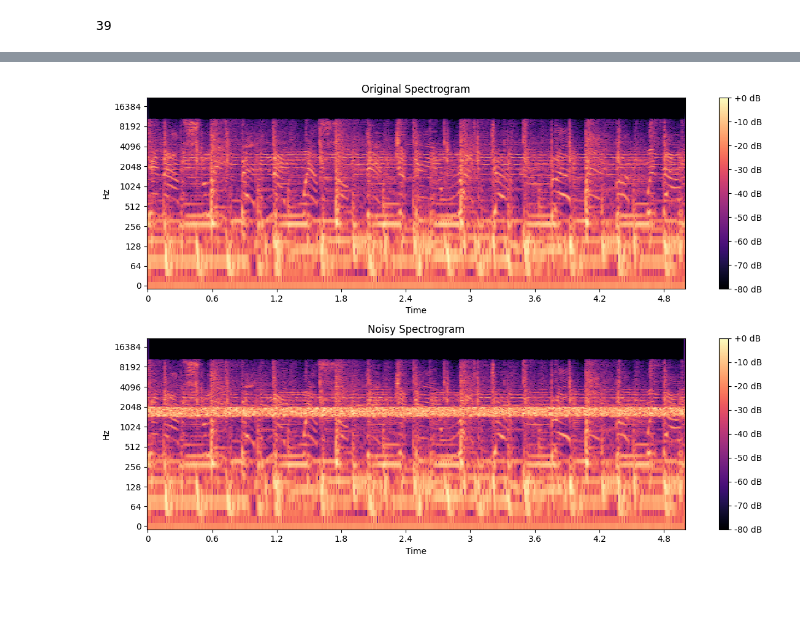
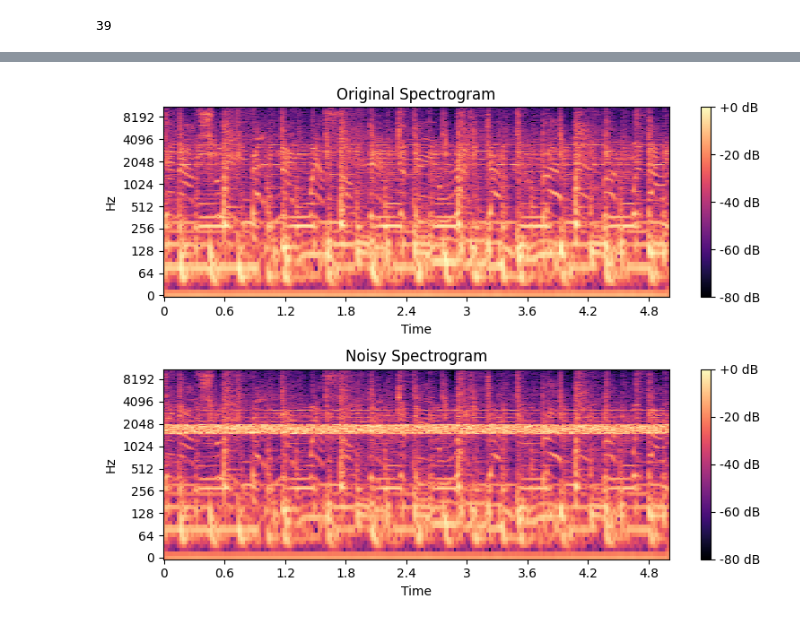
Before and after one commit to crismartinezco/AudioDataAugmentation, a Jupyter notebook: Script in jupyter.ipynb, the cells around one changed output, grey strips where cells are left out. Cells and saved outputs as stored; diff of their text form; code cells hidden in the pictures; blank space fills up the shorter version.

```diff
--- a/Script in jupyter.ipynb
+++ b/Script in jupyter.ipynb
@@ -171,11 +205,12 @@ print(np.max(noise))
 # %%
-# extract and plot STFT -
-fourier_redhot = fourier(redhot_file)
-gray_area_x = [fil_freq[20], fil_freq[21]] # minor 3rd filters
-plot_fourier(signal=fourier_redhot, fft_freqs=fft_freqs, fill_area=gray_area_x, fill=True)
+# Define FR
+low_freq = 1500  # Lower lim of FR
+high_freq = 2000  # Upper lim of FR
+freq_bins = np.where((fft_freqs >= low_freq) & (fft_freqs <= high_freq))[0]
+noise_level_dB = 30  # Noise level in dB
 
-low_freq = 3000  # Lower bound of the frequency range in Hz
-high_freq = 5000  # Upper bound of the frequency range in Hz
-print(np.where((fft_freqs>= low_freq) & (fft_freqs <= high_freq))[0])
-print(fft_freqs[70:75])
+# Plot FR
+redhot_db = fourier_db(stft)
+gray_area_x = [fft_freqs[freq_bins[0]], fft_freqs[freq_bins[-1]]]
+plot_fourier(signal=redhot_db, fft_freqs=fft_freqs, fill_area=gray_area_x, fill=True)
 # %% [output]
@@ -187,75 +218,11 @@ print(fft_freqs[70:75])
 # %%
-
-audio = redhot_file
-sr = 44100
-
-def apply_noise_in_frequency_range(audio, low_freq, high_freq, noise_level_dB):#, band_pass = False):
-    # Perform Short-Time Fourier Transform (STFT)
-    D = librosa.stft(audio, n_fft=1024, hop_length=256)
-    D_mag, D_phase = librosa.magphase(D)
-
-    # Find the indices of the frequency bins that lie within the desired range
-    freq_bins = np.where((fft_freqs >= low_freq) & (fft_freqs <= high_freq))[0]
-
-    # Convert noise level from dB to linear scale
-    noise_level_linear = 10**(noise_level_dB / 20.0)
-
-    # Apply noise to the magnitude of the specified frequency bins
-    noise = np.random.randn(*D_mag.shape) * noise_level_linear
-
-    D_mag[freq_bins, :] += noise[freq_bins, :]
-
-    # if band_pass == False:
-    #     # operator += adds noise to the original values of D_mag
-    #     D_mag[freq_bins, :] += noise[freq_bins, :]
-    #
-    # else:
-    #     # operator = replaces the values, cutting of the frequencies in freq_bins, as a sort of band_pass filter
-    #     D_mag[freq_bins, :] = noise[freq_bins, :]
-
-    # Combine the modified magnitude with the original phase
-    D_noisy = D_mag * D_phase
-
-    # Perform the inverse STFT to convert back to the time domain
-    audio_noisy = librosa.istft(D_noisy)
-
-    return audio_noisy
-
-# Apply noise in the specified frequency range
-low_freq = 1500  # Lower bound of the frequency range in Hz
-high_freq = 2000  # Upper bound of the frequency range in Hz
-noise_level_dB = 30  # Adjust the noise level as needed
-# freqs = fft_freqs
-
-audio_noisy = apply_noise_in_frequency_range(audio, low_freq, high_freq, noise_level_dB)#, band_pass=True)
+# add noise within the FR
+audio_noisy = noise_in_freq_range(stft, low_freq, high_freq, noise_level_dB)
 
 # Save the modified audio to a new file
 output_filename = 'output_noisy.wav'
 sf.write(output_filename, audio_noisy, sr)
 
-# plot_spectrogam(hop_length=1024, file=)
-
-# Optionally, plot the original and modified spectrograms for visualization
-plt.figure(figsize=(12, 8))
-
-plt.subplot(2, 1, 1)
-# librosa.display.specshow(librosa.amplitude_to_db(librosa.stft(audio), ref=np.max),
-librosa.display.specshow(librosa.amplitude_to_db(np.abs(librosa.stft(audio)), ref=np.max),
-                         sr=sr, y_axis='log', x_axis='time')
-plt.title('Original Spectrogram')
-plt.colorbar(format='%+2.0f dB')
-
-plt.subplot(2, 1, 2)
-librosa.display.specshow(librosa.amplitude_to_db(np.abs(librosa.stft(audio_noisy)), ref=np.max),
-                         sr=sr, y_axis='log', x_axis='time')
-plt.title('Noisy Spectrogram')
-plt.colorbar(format='%+2.0f dB')
-
-plt.tight_layout()
-plt.show()
-
-# Optionally, play the modified audio (for Jupyter notebooks)
-from IPython.display import Audio
-Audio(data=audio_noisy, rate=sr)
+plot_compare(redhot_file, audio_noisy)
 # %% [output]
-[figure, old version]
+[figure, new version]
```
Also changed, not shown: parts of 13 cells of this notebook.
